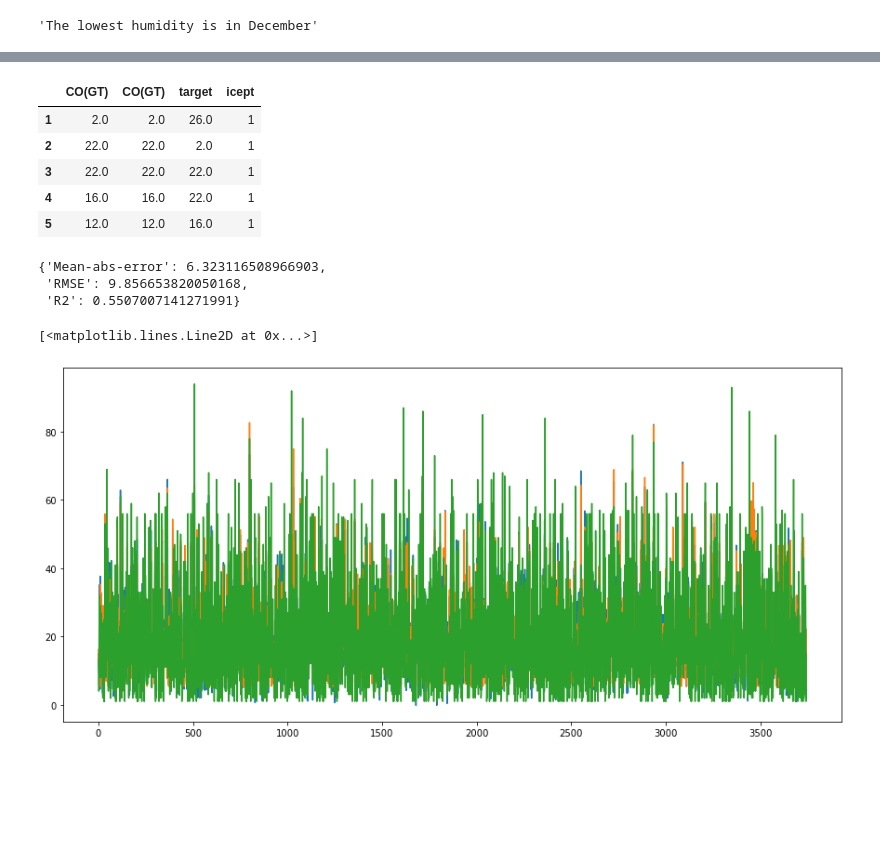
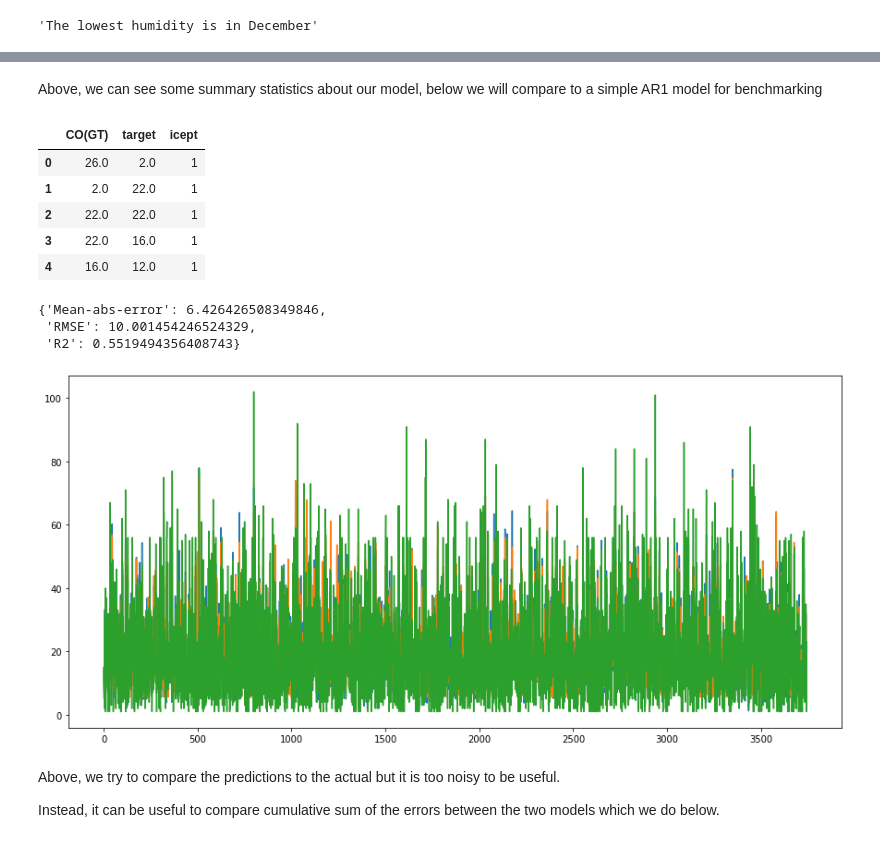
Before and after one commit to ewalsh/timed_pytest, a Jupyter notebook: timed_pytest.ipynb, the cells around one changed output, grey strips where cells are left out. Saved outputs shown, nothing was run; the diff lists cells and outputs as text; code cells hidden in the pictures; blank space fills up the shorter version.

```diff
--- a/timed_pytest.ipynb
+++ b/timed_pytest.ipynb
@@ -117,3 +228,0 @@ In this section, we will lag the CO variable by one hour as instructed to the te
-# %%
-airqual['target'] = airqual['CO(GT)'].shift(1)
-airqual.head()
@@ -182,5 +240,6 @@ lmdata.describe()
 # %%
-X_train, X_test, y_train, y_test = train_test_split(lmdata[voi],lmdata['target'], test_size=0.4, random_state=0)
+X_train, X_test, y_train, y_test = train_test_split(airqual.iloc[:,2:(airqual.shape[1]-1)],
+                                                    airqual['target'], test_size=0.4, random_state=0)
 # %%
 pdata = y_test
 lm = linear_model.LinearRegression()
@@ -198,18 +257,20 @@ preds = mod.predict(X_test)
+# %% [markdown]
+Above, we can see some summary statistics about our model, below we will compare to a simple AR1 model for benchmarking
 # %%
 # create the benchmark AR1
-ardata = lmdata.loc[:,['CO(GT)','target']]
-ardata['icept'] = [1 for i in range(len(lmdata))]
+ardata = airqual.loc[:,['CO(GT)','target']]
+ardata['icept'] = [1 for i in range(len(airqual))]
 ardata.head()
 # %% [output]
-|  | CO(GT) | CO(GT) | target | icept |
-| 1 | 2.0 | 2.0 | 26.0 | 1 |
-| 2 | 22.0 | 22.0 | 2.0 | 1 |
-| 3 | 22.0 | 22.0 | 22.0 | 1 |
-| 4 | 16.0 | 16.0 | 22.0 | 1 |
-| 5 | 12.0 | 12.0 | 16.0 | 1 |
+|  | CO(GT) | target | icept |
+| 0 | 26.0 | 2.0 | 1 |
+| 1 | 2.0 | 22.0 | 1 |
+| 2 | 22.0 | 22.0 | 1 |
+| 3 | 22.0 | 16.0 | 1 |
+| 4 | 16.0 | 12.0 | 1 |
 # %%
 X_train, X_test, y_train, y_test = train_test_split(ardata[['icept','CO(GT)']],ardata['target'], test_size=0.4, random_state=0)
-ar = linear_model.LinearRegression()
+ar = linear_model.LinearRegression(fit_intercept=False)
 ar_mod = ar.fit(X_train, y_train)
 ar_preds = ar_mod.predict(X_test)
 {
@@ -218,19 +279,22 @@ ar_preds = ar_mod.predict(X_test)
     'R2': metrics.r2_score(y_test, ar_preds)
 }
 # %% [output]
-{'Mean-abs-error': 6.323116508966903,
- 'RMSE': 9.856653820050168,
- 'R2': 0.5507007141271991}
+{'Mean-abs-error': 6.426426508349846,
+ 'RMSE': 10.001454246524329,
+ 'R2': 0.5519494356408743}
 # %%
 import matplotlib.pyplot as plt
 # %%
 plt.figure(figsize=[15,7])
-plt.plot(preds, label='full model')
-plt.plot(ar_preds, label='AR1 model')
-plt.plot(np.array(y_test), label='actual')
+p1 = plt.plot(preds, label='full model')
+p2 = plt.plot(ar_preds, label='AR1 model')
+p3 = plt.plot(np.array(y_test), label='actual')
 # %% [output]
-[<matplotlib.lines.Line2D at 0x...>]
-[figure, old version]
+[figure, new version]
+# %% [markdown]
+Above, we try to compare the predictions to the actual but it is too noisy to be useful.
+
+Instead, it can be useful to compare cumulative sum of the errors between the two models which we do below.
 # %%
 plt.figure(figsize=[15,7])
 plt.plot(np.array(pd.Series((y_test-preds)**2).cumsum()),label="full model")
```
Also changed, not shown: parts of 33 cells of this notebook, 1 other file.
